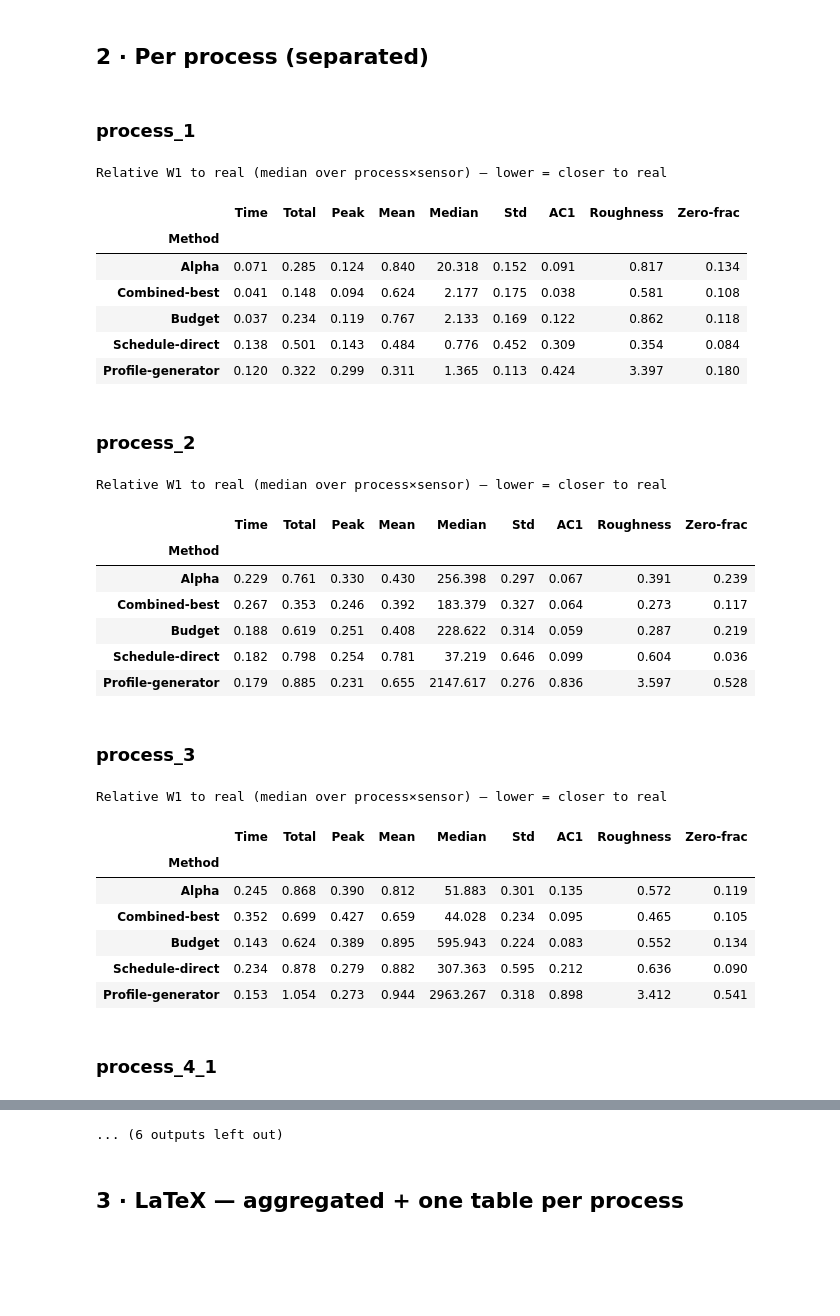
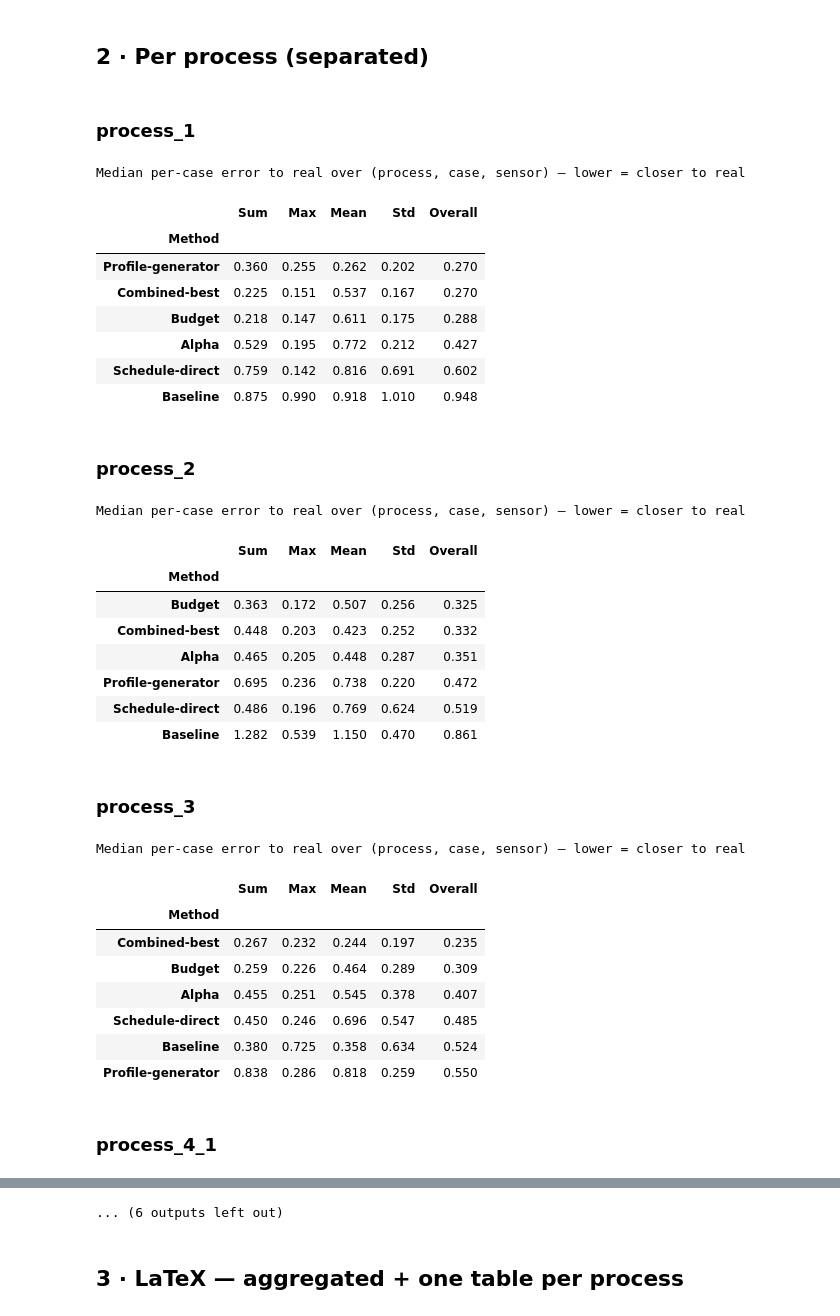
Before and after one commit to zapataunipaderborn/process_energy_demand_modelling, a Jupyter notebook: src/results_complete_energy_profile.ipynb, the cells around one changed output, grey strips where cells are left out. Saved outputs shown, nothing was run; the diff lists cells and outputs as text; code cells hidden in the pictures; blank space fills up the shorter version.

```diff
--- a/src/results_complete_energy_profile.ipynb
+++ b/src/results_complete_energy_profile.ipynb
@@ -174,7 +255,8 @@ def mode_for(proc, ptype):
 # ── Build unified feature table (real + every method) ────────────────────────
 active_ptypes = [t for t in ['Alpha','Combined-best','Budget'] if PROCESS_TYPES.get(t)]
 active_extra  = [s for s,lbl in SCHEDULE_SERIES.items() if EXTRA_METHODS.get(lbl)]
-METHOD_ORDER  = active_ptypes + [SCHEDULE_SERIES[s] for s in active_extra]
+METHOD_ORDER  = (['Baseline'] if SHOW_BASELINE else []) + active_ptypes \
+                + [SCHEDULE_SERIES[s] for s in active_extra]
 
 all_rows, time_rows = [], []
 for proc in sorted(pe['process'].unique()):
@@ -187,7 +269,23 @@ for proc in sorted(pe['process'].unique()):
         for r in recs: r['process']=proc
         all_rows += recs
         # W1(time): pair each simulated case against its own real counterpart
-        for r in time_long(d, 'real', 'predicted', ptype): r['process']=proc; time_rows.append(r)
+        if INCLUDE_TIME:
+            for r in time_long(d, 'real', 'predicted', ptype): r['process']=proc; time_rows.append(r)
+    # Baseline: same simulation mode as BASELINE_PROCESS_TYPE, naive per-sensor
+    # median curve. Reuses the mode's own 'real' series for W1(time) pairing.
+    if SHOW_BASELINE:
+        bmode = mode_for(proc, BASELINE_PROCESS_TYPE)
+        bfp = RUN/'complete_curve_eval_results'/proc/(bmode or '')/f'predicted_curves{_baseline_suffix}.parquet'
+        if bmode and bfp.exists():
+            db = pd.read_parquet(bfp)
+            recs = features_long(db[db['series']=='predicted'], 'Baseline')
+            for r in recs: r['process']=proc
+            all_rows += recs
+            if INCLUDE_TIME:
+                for r in time_long(db, 'real', 'predicted', 'Baseline'): r['process']=proc; time_rows.append(r)
+        else:
+            print(f'  ⚠️ Baseline curves missing for {proc} ({bmode}) — row will be empty')
+
     sfp = RUN/'schedule_profile_eval_results'/proc/'predicted_curves.parquet'
     if not sfp.exists(): continue
     sdf = pd.read_parquet(sfp)
@@ -196,7 +294,8 @@ for proc in sorted(pe['process'].unique()):
         recs = features_long(sdf[sdf['series']==s], SCHEDULE_SERIES[s])
         for r in recs: r['process']=proc
         all_rows += recs
-        for r in time_long(sdf, 'real', s, SCHEDULE_SERIES[s]): r['process']=proc; time_rows.append(r)
+        if INCLUDE_TIME:
+            for r in time_long(sdf, 'real', s, SCHEDULE_SERIES[s]): r['process']=proc; time_rows.append(r)
 feat = pd.DataFrame(all_rows)
 tim  = pd.DataFrame(time_rows)
 
@@ -313,37 +445,40 @@ Relative W1 to real (median over process×sensor) — lower = closer to real
 ## 2 · Per process (separated)
 # %%
 per_process_scores = {}
-for proc in sorted(w1['process'].unique()):
-    s = scorecard(w1[w1['process']==proc])
+for proc in sorted(units['process'].unique()):
+    s = scorecard(units[units['process']==proc])
     per_process_scores[proc] = s
     display(Markdown(f'### {proc}'))
     display(style_score(s))
 # %% [output]
 ### process_1
-Relative W1 to real (median over process×sensor) — lower = closer to real
+Median per-case error to real over (process, case, sensor) — lower = closer to real
-|  | Time | Total | Peak | Mean | Median | Std | AC1 | Roughness | Zero-frac |
-| Method |  |  |  |  |  |  |  |  |  |
-| Alpha | 0.071 | 0.285 | 0.124 | 0.840 | 20.318 | 0.152 | 0.091 | 0.817 | 0.134 |
-| Combined-best | 0.041 | 0.148 | 0.094 | 0.624 | 2.177 | 0.175 | 0.038 | 0.581 | 0.108 |
-| Budget | 0.037 | 0.234 | 0.119 | 0.767 | 2.133 | 0.169 | 0.122 | 0.862 | 0.118 |
-| Schedule-direct | 0.138 | 0.501 | 0.143 | 0.484 | 0.776 | 0.452 | 0.309 | 0.354 | 0.084 |
-| Profile-generator | 0.120 | 0.322 | 0.299 | 0.311 | 1.365 | 0.113 | 0.424 | 3.397 | 0.180 |
+|  | Sum | Max | Mean | Std | Overall |
+| Method |  |  |  |  |  |
+| Profile-generator | 0.360 | 0.255 | 0.262 | 0.202 | 0.270 |
+| Combined-best | 0.225 | 0.151 | 0.537 | 0.167 | 0.270 |
+| Budget | 0.218 | 0.147 | 0.611 | 0.175 | 0.288 |
+| Alpha | 0.529 | 0.195 | 0.772 | 0.212 | 0.427 |
+| Schedule-direct | 0.759 | 0.142 | 0.816 | 0.691 | 0.602 |
+| Baseline | 0.875 | 0.990 | 0.918 | 1.010 | 0.948 |
 ### process_2
-Relative W1 to real (median over process×sensor) — lower = closer to real
+Median per-case error to real over (process, case, sensor) — lower = closer to real
-|  | Time | Total | Peak | Mean | Median | Std | AC1 | Roughness | Zero-frac |
-| Method |  |  |  |  |  |  |  |  |  |
-| Alpha | 0.229 | 0.761 | 0.330 | 0.430 | 256.398 | 0.297 | 0.067 | 0.391 | 0.239 |
-| Combined-best | 0.267 | 0.353 | 0.246 | 0.392 | 183.379 | 0.327 | 0.064 | 0.273 | 0.117 |
-| Budget | 0.188 | 0.619 | 0.251 | 0.408 | 228.622 | 0.314 | 0.059 | 0.287 | 0.219 |
-| Schedule-direct | 0.182 | 0.798 | 0.254 | 0.781 | 37.219 | 0.646 | 0.099 | 0.604 | 0.036 |
-| Profile-generator | 0.179 | 0.885 | 0.231 | 0.655 | 2147.617 | 0.276 | 0.836 | 3.597 | 0.528 |
+|  | Sum | Max | Mean | Std | Overall |
+| Method |  |  |  |  |  |
+| Budget | 0.363 | 0.172 | 0.507 | 0.256 | 0.325 |
+| Combined-best | 0.448 | 0.203 | 0.423 | 0.252 | 0.332 |
+| Alpha | 0.465 | 0.205 | 0.448 | 0.287 | 0.351 |
+| Profile-generator | 0.695 | 0.236 | 0.738 | 0.220 | 0.472 |
+| Schedule-direct | 0.486 | 0.196 | 0.769 | 0.624 | 0.519 |
+| Baseline | 1.282 | 0.539 | 1.150 | 0.470 | 0.861 |
 ### process_3
-Relative W1 to real (median over process×sensor) — lower = closer to real
+Median per-case error to real over (process, case, sensor) — lower = closer to real
-|  | Time | Total | Peak | Mean | Median | Std | AC1 | Roughness | Zero-frac |
-| Method |  |  |  |  |  |  |  |  |  |
-| Alpha | 0.245 | 0.868 | 0.390 | 0.812 | 51.883 | 0.301 | 0.135 | 0.572 | 0.119 |
-| Combined-best | 0.352 | 0.699 | 0.427 | 0.659 | 44.028 | 0.234 | 0.095 | 0.465 | 0.105 |
-| Budget | 0.143 | 0.624 | 0.389 | 0.895 | 595.943 | 0.224 | 0.083 | 0.552 | 0.134 |
-| Schedule-direct | 0.234 | 0.878 | 0.279 | 0.882 | 307.363 | 0.595 | 0.212 | 0.636 | 0.090 |
-| Profile-generator | 0.153 | 1.054 | 0.273 | 0.944 | 2963.267 | 0.318 | 0.898 | 3.412 | 0.541 |
+|  | Sum | Max | Mean | Std | Overall |
+| Method |  |  |  |  |  |
+| Combined-best | 0.267 | 0.232 | 0.244 | 0.197 | 0.235 |
+| Budget | 0.259 | 0.226 | 0.464 | 0.289 | 0.309 |
+| Alpha | 0.455 | 0.251 | 0.545 | 0.378 | 0.407 |
+| Schedule-direct | 0.450 | 0.246 | 0.696 | 0.547 | 0.485 |
+| Baseline | 0.380 | 0.725 | 0.358 | 0.634 | 0.524 |
+| Profile-generator | 0.838 | 0.286 | 0.818 | 0.259 | 0.550 |
 ### process_4_1
```
Also changed, not shown: parts of 13 cells of this notebook, 6 other files.
